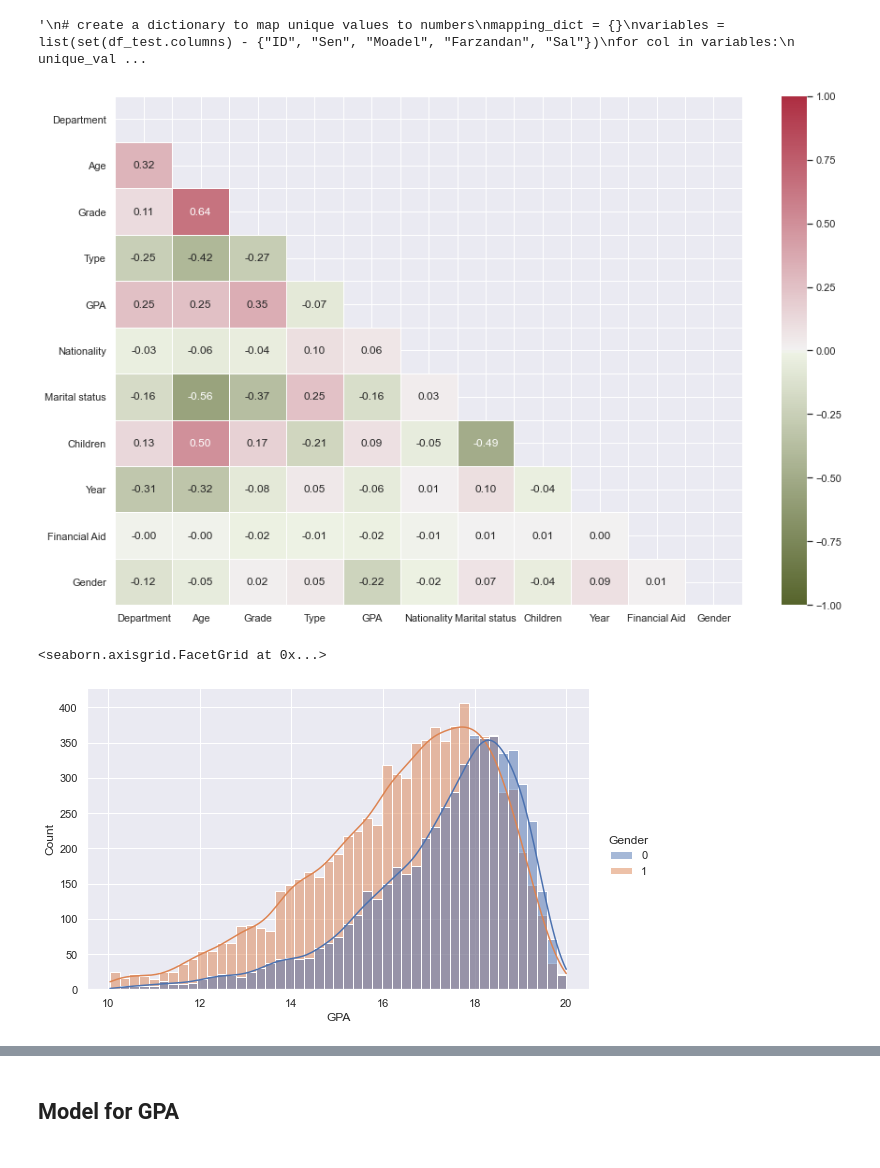
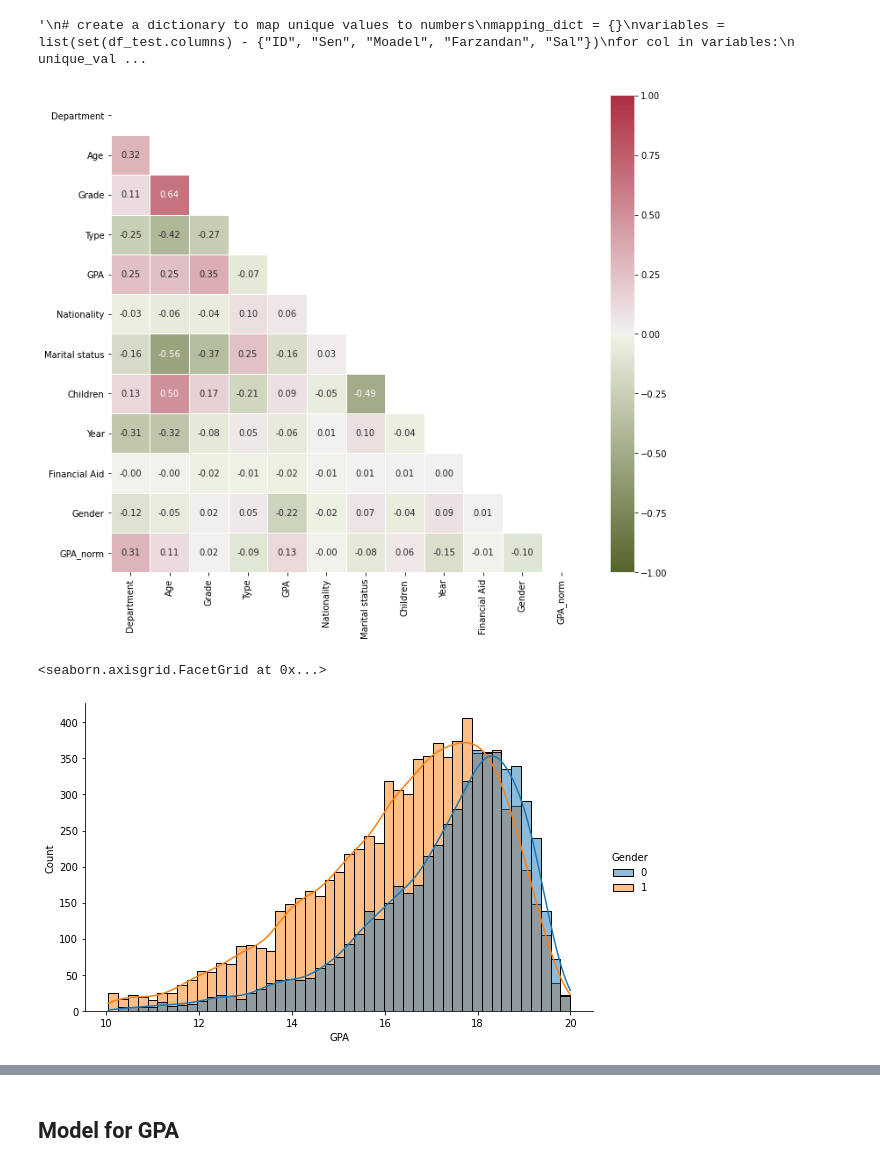
Before and after one commit to mghasemi19/ML_EconEduc, a Jupyter notebook: GPA_Regression.ipynb, the cells around one changed output, grey strips where cells are left out. Cells and saved outputs as stored; diff of their text form; code cells hidden in the pictures.

```diff
--- a/GPA_Regression.ipynb
+++ b/GPA_Regression.ipynb
@@ -21,6 +21,7 @@ from sklearn.metrics import classification_report, confusion_matrix
 
 #df_test = pd.read_spss('data/newdata/مهندسی.sav')
 df_test = pd.read_excel('data/data_w_origin/GHOMOYAT.xlsx')
+df_GPA = pd.read_spss('data/GPA.sav')
 print(df_test.shape)
 # %% [output]
 (15363, 19)
@@ -40,6 +50,7 @@ def age_calc(string):
     return year
 
 df_test['Sen']=df_test['Sen'].apply(lambda cw : age_calc(cw))
+df_test['GPA_norm'] = df_GPA['RGPA']
 # %%
 '''
 cols = ['Danshkadeh', 'Sen', 'Maghtah', 'Type', 'Moadel', 'Meliyat',
@@ -51,7 +62,7 @@ cols = ['Danshkadeh', 'Sen', 'Maghtah', 'Type', 'Moadel', 'Meliyat',
 cols = ['Department', 'Age', 'Grade', 'Type', 'GPA', 'Nationality',
          "Marital status", "Children", "Year", "Financial Aid", "Gender",
          "Transfer", "Drop out", "Remove", "Leave", "Change field", "Guest",
-         "Region", "Gross Domestic Product"]
+         "Region", "Gross Domestic Product", "GPA_norm"]
 df_test.columns = cols
 #df_test.drop(['Region', 'Gross Domestic Product'], axis=1, inplace=True)
 df_test.drop(['Region', 'Gross Domestic Product', 'Transfer', 'Drop out', 'Remove', 'Leave', 'Change field', 'Guest'], axis=1, inplace=True)
@@ -137,25 +156,25 @@ df_test.head()
 # %% [output]
 '\n# create a dictionary to map unique values to numbers\nmapping_dict = {}\nvariables = list(set(df_test.columns) - {"ID", "Sen", "Moadel", "Farzandan", "Sal"})\nfor col in variables:\n    unique_val ...
 # %%
-plt.figure(figsize=(15,10))
+plt.figure(figsize=(12,10))
 #sns.set_theme(style="white")
 
 # Getting the Upper Triangle of the co-relation matrix
 corr = df_test.corr()
 #matrix = np.triu(corr)
 #mask = np.triu(np.ones_like(corr, dtype=bool))
 matrix = np.triu(np.ones_like(corr))
 
 
 cmap = sns.diverging_palette(100, 7, s=75, l=40,
                             n=5, center="light", as_cmap=True)
 
 #sns.heatmap(df_test.corr(), annot=True, linewidth=.5, vmin = -1, vmax = 1,cmap = plt.cm.CMRmap_r, fmt=".1f", mask=matrix);
 sns.heatmap(df_test.corr(), annot=True, linewidth=.5, vmin = -1, vmax = 1,cmap = cmap, fmt=".2f", mask=matrix);
 # %% [output]
-[figure, old version]
+[figure, new version]
 # %%
 sns.displot(df_test, x= 'GPA', hue=df_test['Gender'], kde=True, height=5, aspect=1.6)
 # %% [output]
 <seaborn.axisgrid.FacetGrid at 0x...>
-[figure, old version]
+[figure, new version]
```
Also changed, not shown: parts of 39 cells of this notebook, 2 other files.
